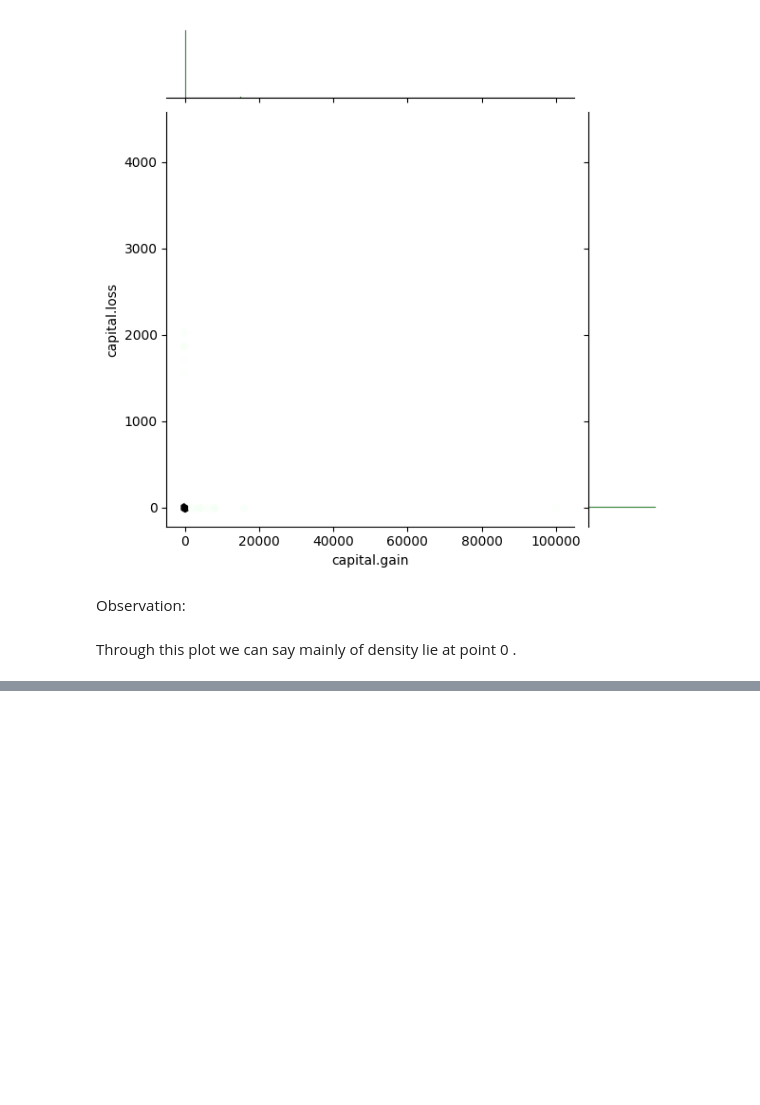
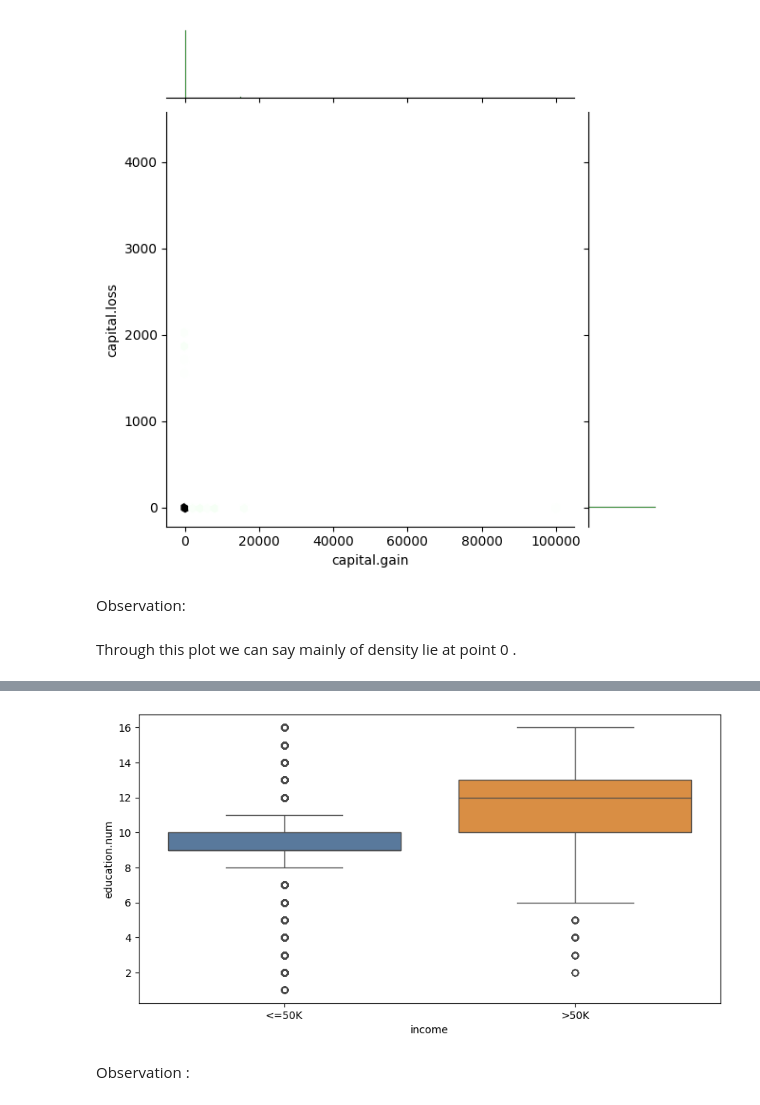
Before and after one commit to soniya-builds/Data-Analysis-Projects, a Jupyter notebook: Full Data Analysis Project with Python/raw_code.ipynb, the cells around one changed output, grey strips where cells are left out. Drawn from its saved outputs; the diff is of its cells as text; code cells hidden in the pictures; blank space fills up the shorter version.

```diff
--- a/Full Data Analysis Project with Python/raw_code.ipynb
+++ b/Full Data Analysis Project with Python/raw_code.ipynb
@@ -699,0 +732,10 @@ Through this plot we can say mainly of density lie at point 0 .
+# %%
+### educational-num (Relationship with income)
+fig = plt.figure(figsize=(10,5))
+my_colors = ["#4e79a7", "#f28e2b"]
+sb.boxplot(x="income", y="education.num",palette=my_colors,hue="income",legend=False,data=df)
+plt.show()
+# %% [output]
+[figure, added]
+# %% [markdown]
+Observation :
```
Also changed, not shown: parts of 7 cells of this notebook.
